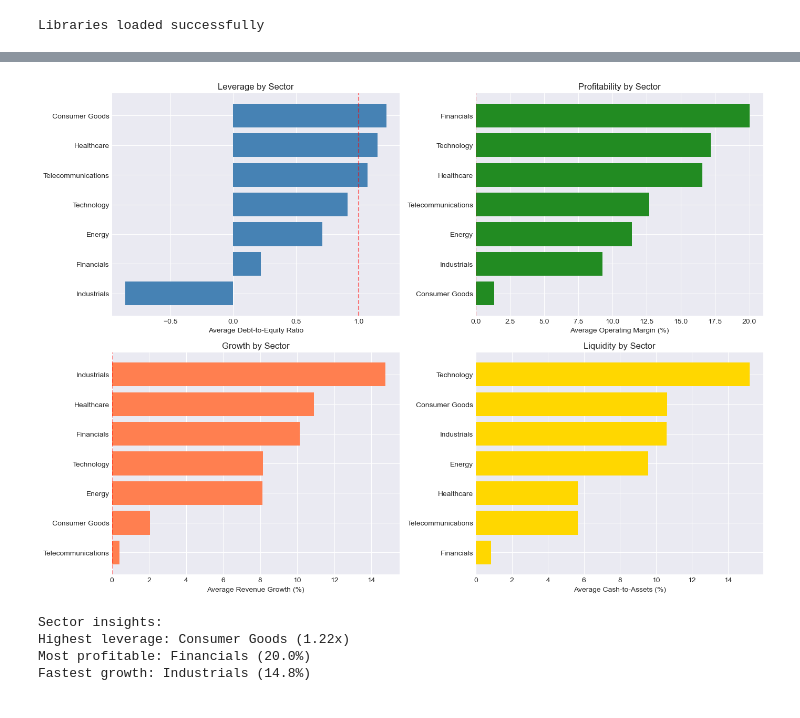
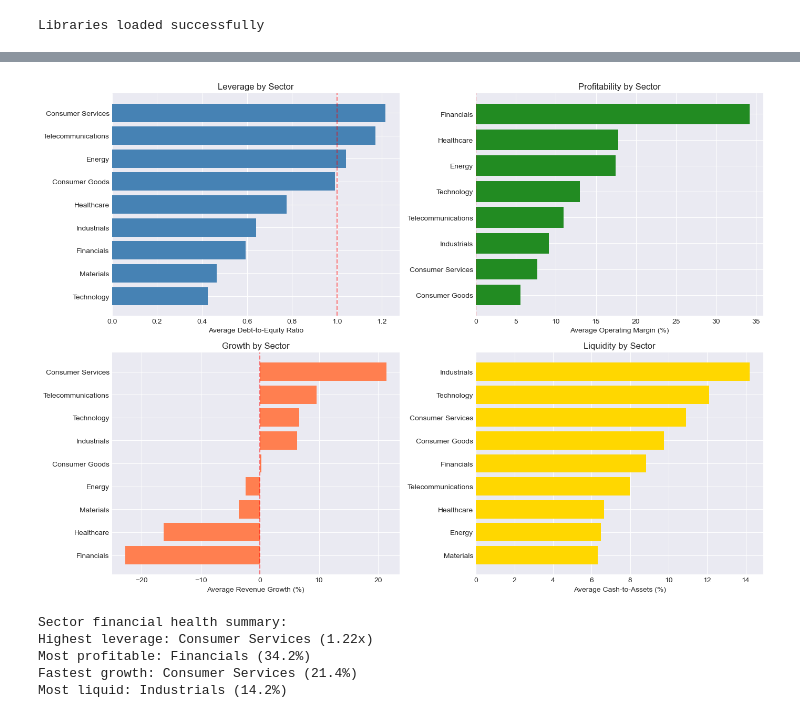
Before and after one commit to Dhruv-baner/ripple, a Jupyter notebook: notebooks/02_eda.ipynb, the cells around one changed output, grey strips where cells are left out. Cells and saved outputs as stored; diff of their text form; code cells hidden in the pictures.

Commit message:
Visualisations and Data Exploration

```diff
--- a/notebooks/02_eda.ipynb
+++ b/notebooks/02_eda.ipynb
@@ -94,44 +109,49 @@ operating_margin    :  76.7%
 # Sector-level financial health comparison
 fig, axes = plt.subplots(2, 2, figsize=(14, 10))
 
+# Filter healthy companies for sector comparison
+df_healthy = df_financials[~df_financials['in_distress']].copy()
+
 # Average debt-to-equity by sector
-sector_debt = df_financials.groupby('sector')['debt_to_equity'].mean().sort_values()
+sector_debt = df_healthy.groupby('sector')['debt_to_equity'].mean().sort_values()
 axes[0, 0].barh(sector_debt.index, sector_debt.values, color='steelblue')
 axes[0, 0].set_xlabel('Average Debt-to-Equity Ratio')
 axes[0, 0].set_title('Leverage by Sector')
-axes[0, 0].axvline(1.0, color='red', linestyle='--', alpha=0.5, label='High leverage threshold')
+axes[0, 0].axvline(1.0, color='red', linestyle='--', alpha=0.5, label='Warning threshold')
 
 # Average operating margin by sector
-sector_margin = df_financials.groupby('sector')['operating_margin'].mean().sort_values()
+sector_margin = df_healthy.groupby('sector')['operating_margin'].mean().sort_values()
 axes[0, 1].barh(sector_margin.index, sector_margin.values * 100, color='forestgreen')
 axes[0, 1].set_xlabel('Average Operating Margin (%)')
 axes[0, 1].set_title('Profitability by Sector')
 axes[0, 1].axvline(0, color='red', linestyle='--', alpha=0.5)
 
 # Revenue growth by sector
-sector_growth = df_financials.groupby('sector')['revenue_growth'].mean().sort_values()
+sector_growth = df_healthy.groupby('sector')['revenue_growth'].mean().sort_values()
 axes[1, 0].barh(sector_growth.index, sector_growth.values * 100, color='coral')
 axes[1, 0].set_xlabel('Average Revenue Growth (%)')
 axes[1, 0].set_title('Growth by Sector')
 axes[1, 0].axvline(0, color='red', linestyle='--', alpha=0.5)
 
-# Cash position by sector (% of assets)
-sector_cash = df_financials.groupby('sector')['cash_to_assets'].mean().sort_values()
+# Cash position by sector
+sector_cash = df_healthy.groupby('sector')['cash_to_assets'].mean().sort_values()
 axes[1, 1].barh(sector_cash.index, sector_cash.values * 100, color='gold')
 axes[1, 1].set_xlabel('Average Cash-to-Assets (%)')
 axes[1, 1].set_title('Liquidity by Sector')
 
 plt.tight_layout()
 plt.savefig('../data/outputs/sector_comparison.png', dpi=300, bbox_inches='tight')
 plt.show()
 
-print("Sector insights:")
+print("Sector financial health summary:")
 print(f"Highest leverage: {sector_debt.idxmax()} ({sector_debt.max():.2f}x)")
 print(f"Most profitable: {sector_margin.idxmax()} ({sector_margin.max()*100:.1f}%)")
 print(f"Fastest growth: {sector_growth.idxmax()} ({sector_growth.max()*100:.1f}%)")
+print(f"Most liquid: {sector_cash.idxmax()} ({sector_cash.max()*100:.1f}%)")
 # %% [output]
-[figure, old version]
+[figure, new version]
-Sector insights:
-Highest leverage: Consumer Goods (1.22x)
-Most profitable: Financials (20.0%)
-Fastest growth: Industrials (14.8%)
+Sector financial health summary:
+Highest leverage: Consumer Services (1.22x)
+Most profitable: Financials (34.2%)
+Fastest growth: Consumer Services (21.4%)
+Most liquid: Industrials (14.2%)
```
Also changed, not shown: parts of 21 cells of this notebook, 8 other files.
